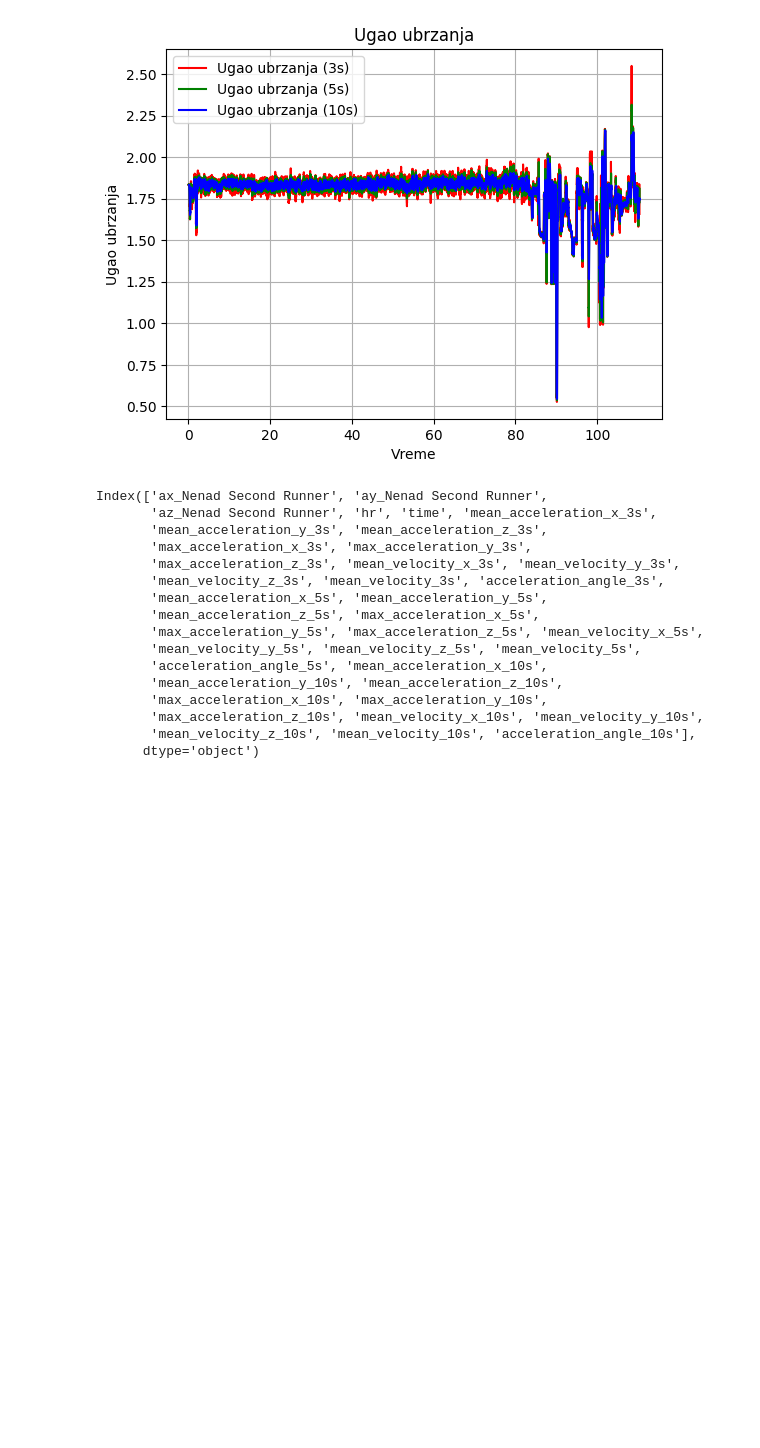
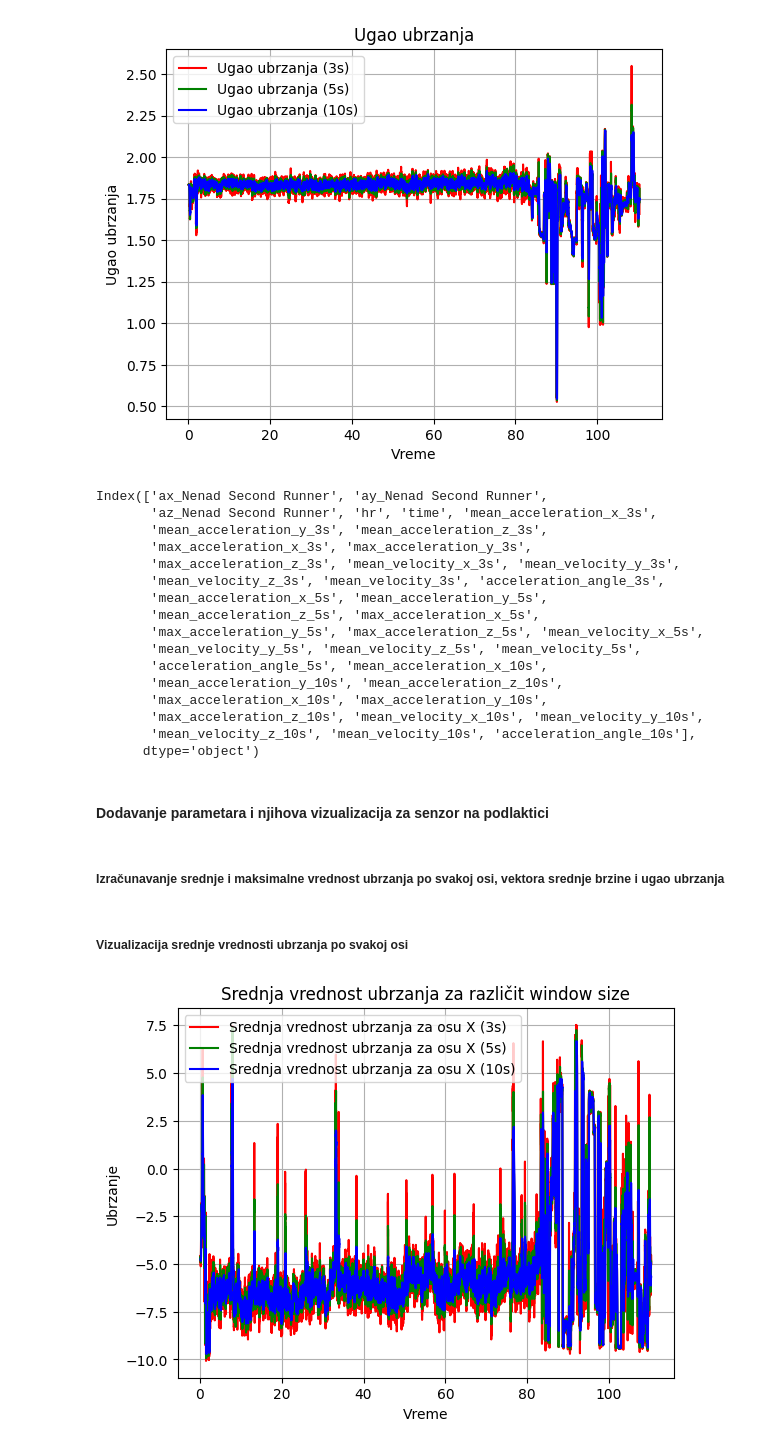
Before and after one commit to NastasijaaS/Running-data, a Jupyter notebook: Project.ipynb, the cells around one changed output. Drawn from its saved outputs; the diff is of its cells as text; code cells hidden in the pictures; blank space fills up the shorter version.

```diff
--- a/Project.ipynb
+++ b/Project.ipynb
@@ -496,6 +493,4 @@ Broj duplikata posle brisanja leg_data: 0
 # %%
 dups = arm_data.duplicated()
-print("Broj duplikata pre brisanja arm_data:", dups.sum())
-arm_data.drop_duplicates(inplace=True)
-print("Broj duplikata posle brisanja arm_data:", arm_data.duplicated().sum())
+print("Broj duplikata arm_data:", dups.sum())
 # %% [output]
@@ -869,3 +863,52 @@ Index(['ax_Nenad Second Runner', 'ay_Nenad Second Runner',
        'max_acceleration_z_10s', 'mean_velocity_x_10s', 'mean_velocity_y_10s',
        'mean_velocity_z_10s', 'mean_velocity_10s', 'acceleration_angle_10s'],
       dtype='object')
+# %% [markdown]
+#### Dodavanje parametara i njihova vizualizacija za senzor na podlaktici
+# %% [markdown]
+##### Izračunavanje srednje i maksimalne vrednost ubrzanja po svakoj osi, vektora srednje brzine i ugao ubrzanja
+# %%
+window_sizes = [3, 5, 10]
+sampling_rate=50
+
+dt = 1 / sampling_rate
+
+for window_size in window_sizes:
+
+    arm_data_final[f'mean_acceleration_x_{window_size}s'] = arm_data_final['ax_Nenad Third Runner'].rolling(window=window_size * sampling_rate).mean()
+    arm_data_final[f'mean_acceleration_y_{window_size}s'] = arm_data_final['ay_Nenad Third Runner'].rolling(window=window_size * sampling_rate).mean()
+    arm_data_final[f'mean_acceleration_z_{window_size}s'] = arm_data_final['az_Nenad Third Runner'].rolling(window=window_size * sampling_rate).mean()
+
+    arm_data_final[f'max_acceleration_x_{window_size}s'] = arm_data_final['ax_Nenad Third Runner'].rolling(window=window_size * sampling_rate).max()
+    arm_data_final[f'max_acceleration_y_{window_size}s'] = arm_data_final['ay_Nenad Third Runner'].rolling(window=window_size * sampling_rate).max()
+    arm_data_final[f'max_acceleration_z_{window_size}s'] = arm_data_final['az_Nenad Third Runner'].rolling(window=window_size * sampling_rate).max()
+
+    arm_data_final[f'mean_velocity_x_{window_size}s'] = arm_data_final[f'mean_acceleration_x_{window_size}s'] * dt
+    arm_data_final[f'mean_velocity_y_{window_size}s'] = arm_data_final[f'mean_acceleration_y_{window_size}s'] * dt
+    arm_data_final[f'mean_velocity_z_{window_size}s'] = arm_data_final[f'mean_acceleration_z_{window_size}s'] * dt
+
+
+    arm_data_final[f'mean_velocity_{window_size}s'] = np.sqrt(
+        arm_data_final[f'mean_velocity_x_{window_size}s']**2 +
+        arm_data_final[f'mean_velocity_y_{window_size}s']**2 +
+        arm_data_final[f'mean_velocity_z_{window_size}s']**2
+    )
+
+    acceleration_angle = np.arctan2(np.sqrt(arm_data_final[f'mean_acceleration_x_{window_size}s']**2 + arm_data_final[f'mean_acceleration_y_{window_size}s']**2), arm_data_final[f'mean_acceleration_z_{window_size}s'])
+    arm_data_final[f'acceleration_angle_{window_size}s'] = acceleration_angle
+# %% [markdown]
+##### Vizualizacija srednje vrednosti ubrzanja po svakoj osi
+# %%
+colors = ['r', 'g', 'b']
+for i, window_size in enumerate(window_sizes):
+    x_values = arm_data_final['time'] / 60
+    plt.plot(x_values, arm_data_final[f'mean_acceleration_x_{window_size}s'], label=f'Srednja vrednost ubrzanja za osu X ({window_size}s)', color=colors[i])
+
+plt.legend()
+plt.title('Srednja vrednost ubrzanja za različit window size')
+plt.xlabel('Vreme')
+plt.ylabel('Ubrzanje')
+plt.grid(True)
+plt.show()
+# %% [output]
+[figure, added]
```
Also changed, not shown: parts of 61 cells of this notebook.
